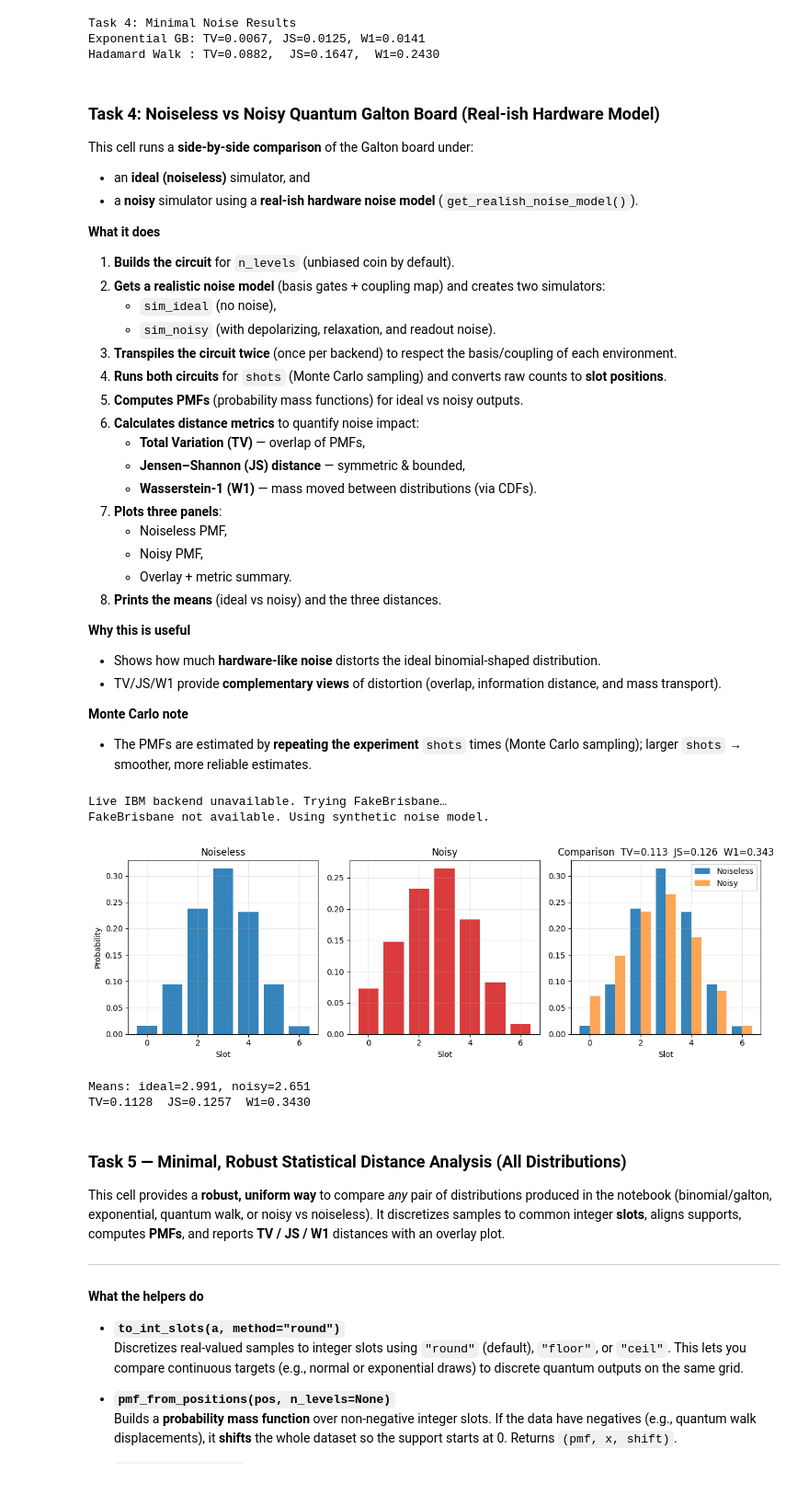
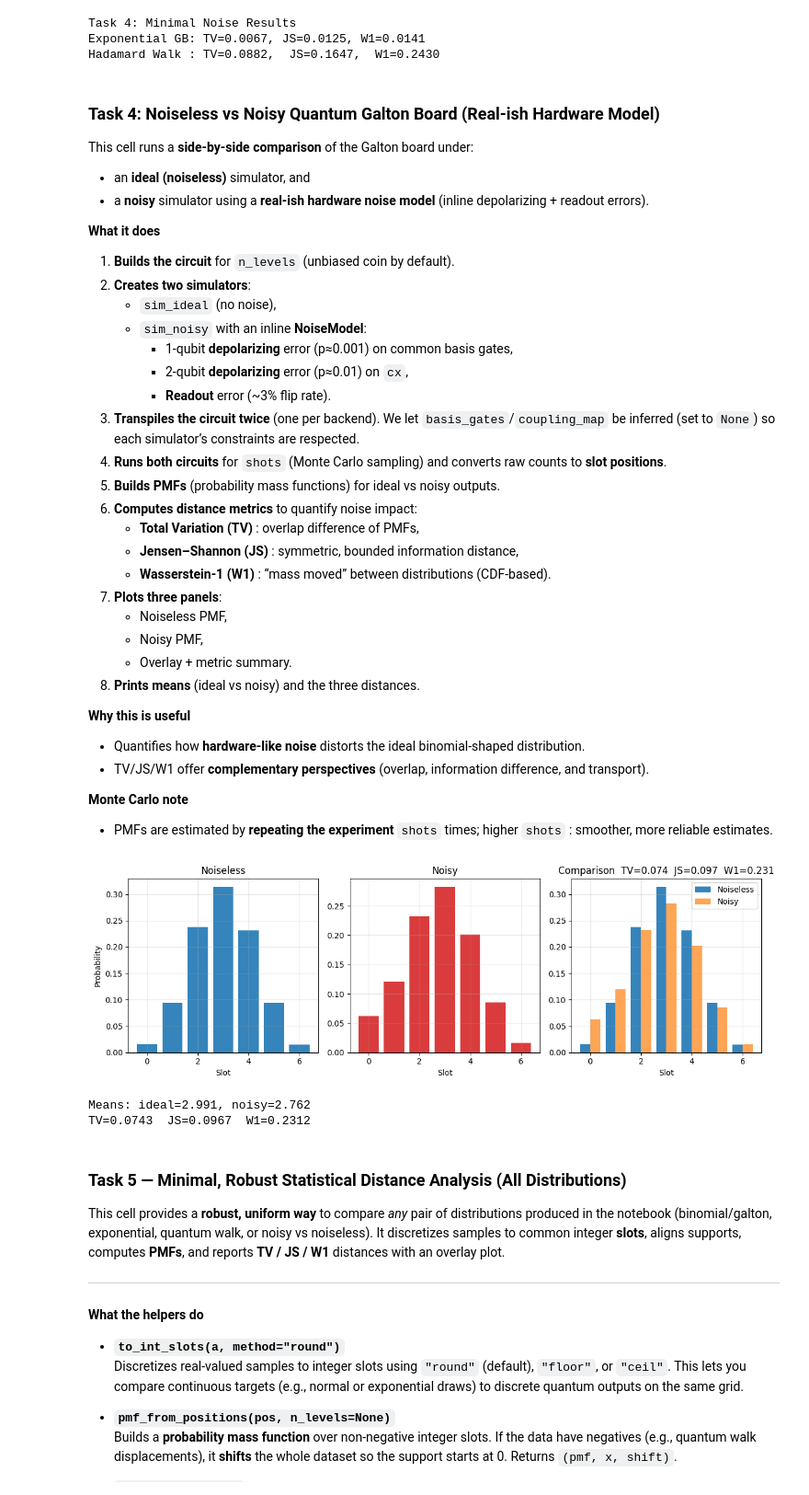
Before and after one commit to NikhiSharma/Wiser-Quantum-Walks-project, a Jupyter notebook: QWalks/Qwalks.ipynb, the cells around one changed output. Shown at 92% size. Cells and saved outputs as stored; diff of their text form; code cells hidden in the pictures.

```diff
--- a/QWalks/Qwalks.ipynb
+++ b/QWalks/Qwalks.ipynb
@@ -1633,32 +1657,35 @@ Hadamard Walk : TV=0.0882,  JS=0.1647,  W1=0.2430
 
 This cell runs a **side-by-side comparison** of the Galton board under:
 - an **ideal (noiseless)** simulator, and
-- a **noisy** simulator using a **real-ish hardware noise model** (`get_realish_noise_model()`).
+- a **noisy** simulator using a **real-ish hardware noise model** (inline depolarizing + readout errors).
 
 **What it does**
 1. **Builds the circuit** for `n_levels` (unbiased coin by default).
-2. **Gets a realistic noise model** (basis gates + coupling map) and creates two simulators:
+2. **Creates two simulators**:
    - `sim_ideal` (no noise),
-   - `sim_noisy` (with depolarizing, relaxation, and readout noise).
-3. **Transpiles the circuit twice** (once per backend) to respect the basis/coupling of each environment.
+   - `sim_noisy` with an inline **NoiseModel**:
+     - 1-qubit **depolarizing** error (p≈0.001) on common basis gates,
+     - 2-qubit **depolarizing** error (p≈0.01) on `cx`,
+     - **Readout** error (~3% flip rate).
+3. **Transpiles the circuit twice** (one per backend). We let `basis_gates`/`coupling_map` be inferred (set to `None`) so each simulator’s constraints are respected.
 4. **Runs both circuits** for `shots` (Monte Carlo sampling) and converts raw counts to **slot positions**.
-5. **Computes PMFs** (probability mass functions) for ideal vs noisy outputs.
-6. **Calculates distance metrics** to quantify noise impact:
-   - **Total Variation (TV)** — overlap of PMFs,
-   - **Jensen–Shannon (JS) distance** — symmetric & bounded,
-   - **Wasserstein-1 (W1)** — mass moved between distributions (via CDFs).
+5. **Builds PMFs** (probability mass functions) for ideal vs noisy outputs.
+6. **Computes distance metrics** to quantify noise impact:
+   - **Total Variation (TV)** : overlap difference of PMFs,
+   - **Jensen–Shannon (JS)** : symmetric, bounded information distance,
+   - **Wasserstein-1 (W1)** : “mass moved” between distributions (CDF-based).
 7. **Plots three panels**:
    - Noiseless PMF,
    - Noisy PMF,
    - Overlay + metric summary.
-8. **Prints the means** (ideal vs noisy) and the three distances.
+8. **Prints means** (ideal vs noisy) and the three distances.
 
 **Why this is useful**
-- Shows how much **hardware-like noise** distorts the ideal binomial-shaped distribution.
-- TV/JS/W1 provide **complementary views** of distortion (overlap, information distance, and mass transport).
+- Quantifies how **hardware-like noise** distorts the ideal binomial-shaped distribution.
+- TV/JS/W1 offer **complementary perspectives** (overlap, information difference, and transport).
 
 **Monte Carlo note**
-- The PMFs are estimated by **repeating the experiment** `shots` times (Monte Carlo sampling); larger `shots` → smoother, more reliable estimates.
+- PMFs are estimated by **repeating the experiment** `shots` times; higher `shots` : smoother, more reliable estimates.
 # %%
 import numpy as np
 import matplotlib.pyplot as plt
@@ -1675,7 +1702,17 @@ def run_noise_compare_for_board(n_levels=6, shots=10000, seed=7):
 
     qc = qgb.build_circuit()
 
-    noise_model, basis_gates, coupling_map = get_realish_noise_model()
+    noise_model = NoiseModel()
+    # 1-qubit depolarizing on common basis gates
+    noise_model.add_all_qubit_quantum_error(depolarizing_error(0.001, 1),
+                                            ['rx','ry','rz','sx','x','u1','u2','u3'])
+    # 2-qubit depolarizing on CX
+    noise_model.add_all_qubit_quantum_error(depolarizing_error(0.01, 2), ['cx'])
+    # readout error (~3% flip)
+    noise_model.add_all_qubit_readout_error(ReadoutError([[0.97, 0.03],
+                                                          [0.03, 0.97]]))
+    basis_gates = None
+    coupling_map = None
 
     sim_ideal = AerSimulator(seed_simulator=seed)
     sim_noisy = AerSimulator(noise_model=noise_model, seed_simulator=seed)
@@ -1695,38 +1732,36 @@ def run_noise_compare_for_board(n_levels=6, shots=10000, seed=7):
 
     def pmf_from_pos(pos, m):
         h = np.bincount(pos, minlength=m+1).astype(float)
         return h/h.sum() if h.sum() else h
 
     def tv(p,q): return 0.5*np.abs(p-q).sum()
     def w1(p,q): return float(np.abs(np.cumsum(p)-np.cumsum(q)).sum())
 
     pmf_i = pmf_from_pos(pos_ideal, n_levels)
     pmf_n = pmf_from_pos(pos_noisy, n_levels)
     JS = float(jensenshannon(np.clip(pmf_i,1e-12,1), np.clip(pmf_n,1e-12,1)))
     TV = tv(pmf_i, pmf_n)
     W1 = w1(pmf_i, pmf_n)
 
     x = np.arange(n_levels+1)
     plt.figure(figsize=(12,4))
     plt.subplot(1,3,1); plt.bar(x, pmf_i, alpha=0.9); plt.title("Noiseless"); plt.xlabel("Slot"); plt.ylabel("Probability"); plt.grid(True, alpha=0.3)
     plt.subplot(1,3,2); plt.bar(x, pmf_n, alpha=0.9, color='tab:red'); plt.title("Noisy"); plt.xlabel("Slot"); plt.grid(True, alpha=0.3)
     plt.subplot(1,3,3);
     plt.bar(x-0.2, pmf_i, width=0.4, alpha=0.9, label='Noiseless')
     plt.bar(x+0.2, pmf_n, width=0.4, alpha=0.7, label='Noisy')
     plt.title(f"Comparison  TV={TV:.3f}  JS={JS:.3f}  W1={W1:.3f}")
     plt.xlabel("Slot"); plt.legend(); plt.grid(True, alpha=0.3)
     plt.tight_layout(); plt.show()
 
     print(f"Means: ideal={np.mean(pos_ideal):.3f}, noisy={np.mean(pos_noisy):.3f}")
     print(f"TV={TV:.4f}  JS={JS:.4f}  W1={W1:.4f}")
 
 run_noise_compare_for_board(n_levels=6, shots=10000, seed=7)
 # %% [output]
+[figure, new version]
-Live IBM backend unavailable. Trying FakeBrisbane…
-FakeBrisbane not available. Using synthetic noise model.
+Means: ideal=2.991, noisy=2.762
+TV=0.0743  JS=0.0967  W1=0.2312
-[figure, old version]
-Means: ideal=2.991, noisy=2.651
-TV=0.1128  JS=0.1257  W1=0.3430
 # %%
 import numpy as np
 import matplotlib.pyplot as plt
```
Also changed, not shown: parts of 15 cells of this notebook.
